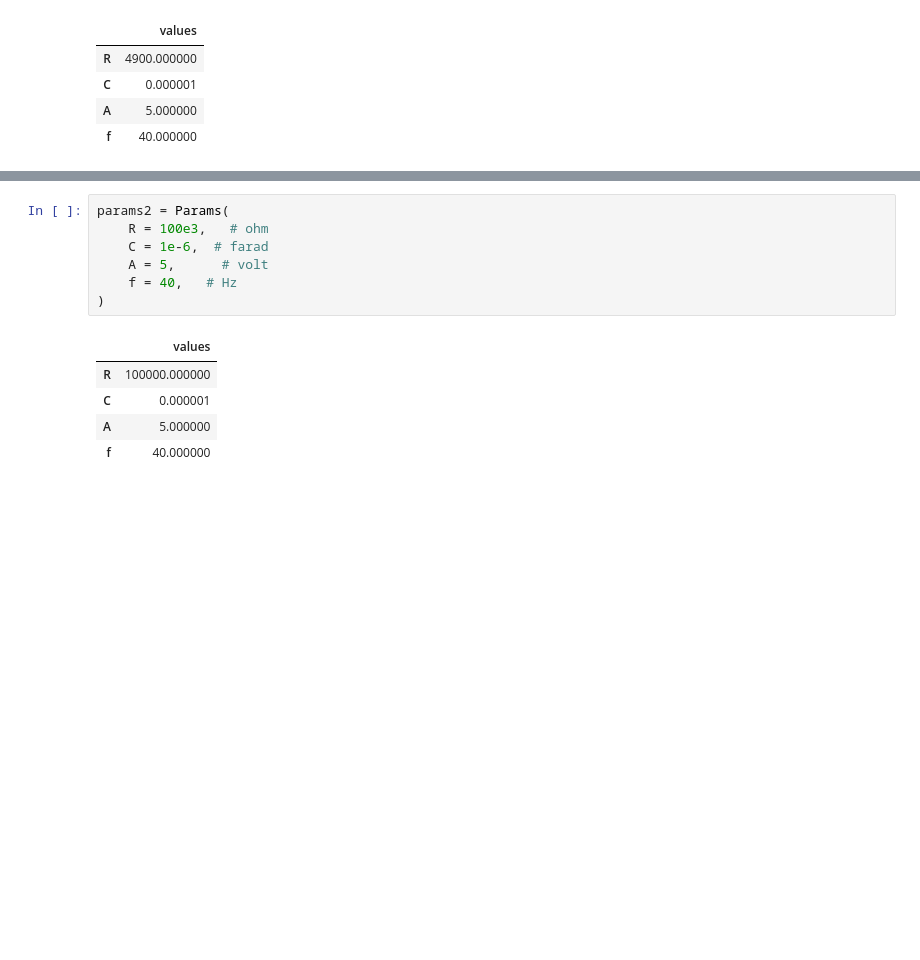
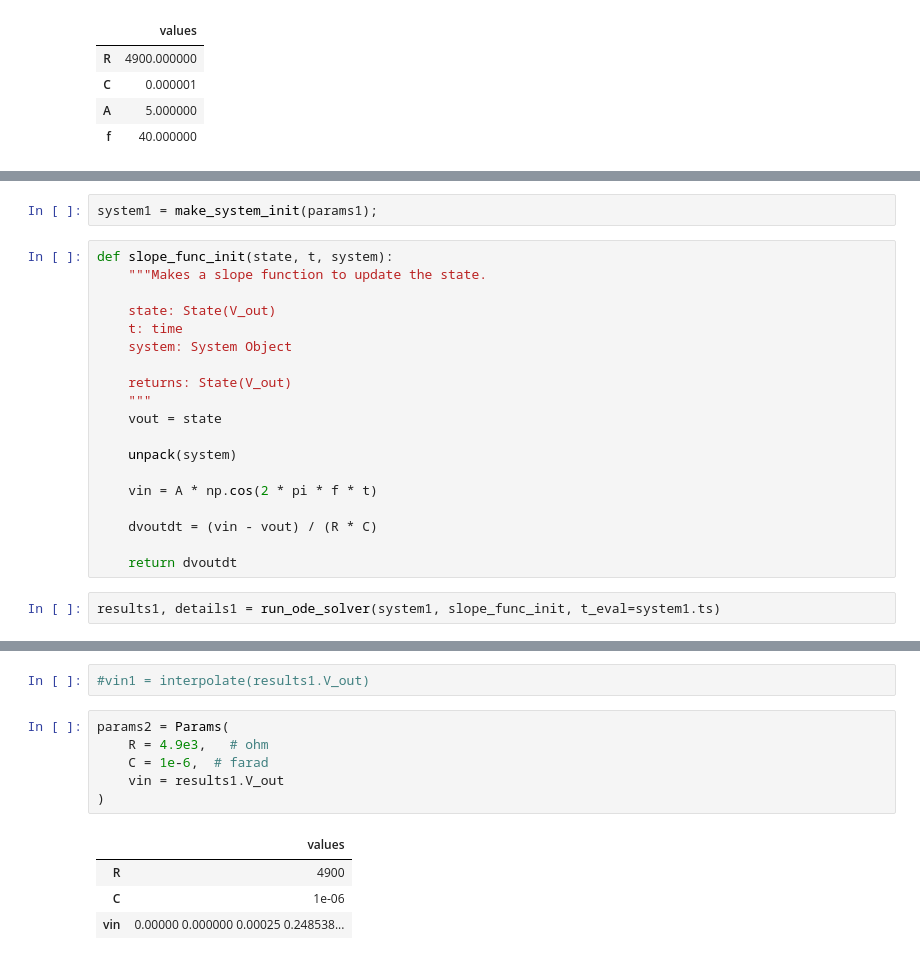
Before and after one commit to ThomasJagielski/ModSimPy, a Jupyter notebook: code/EKG Circuit Optimization.ipynb, the cells around one changed output, grey strips where cells are left out. Saved outputs shown, nothing was run; the diff lists cells and outputs as text; blank space fills up the shorter version.

```diff
--- a/code/EKG Circuit Optimization.ipynb
+++ b/code/EKG Circuit Optimization.ipynb
@@ -30,0 +51,23 @@ params1 = Params(
+# %%
+system1 = make_system_init(params1);
+# %%
+def slope_func_init(state, t, system):
+    """Makes a slope function to update the state.
+
+    state: State(V_out)
+    t: time
+    system: System Object
+
+    returns: State(V_out)
+    """
+    vout = state
+
+    unpack(system)
+
+    vin = A * np.cos(2 * pi * f * t)
+
+    dvoutdt = (vin - vout) / (R * C)
+
+    return dvoutdt
+# %%
+results1, details1 = run_ode_solver(system1, slope_func_init, t_eval=system1.ts)
@@ -31,14 +94,14 @@ params1 = Params(
+# %%
+#vin1 = interpolate(results1.V_out)
 # %%
 params2 = Params(
-    R = 100e3,   # ohm
+    R = 4.9e3,   # ohm
     C = 1e-6,  # farad
-    A = 5,      # volt
-    f = 40,   # Hz
+    vin = results1.V_out
 )
 # %% [output]
 |  | values |
-| R | 100000.000000 |
-| C | 0.000001 |
-| A | 5.000000 |
-| f | 40.000000 |
+| R | 4900 |
+| C | 1e-06 |
+| vin | 0.00000 0.000000 0.00025 0.248538... |
 # %%
```
Also changed, not shown: parts of 9 cells of this notebook.
